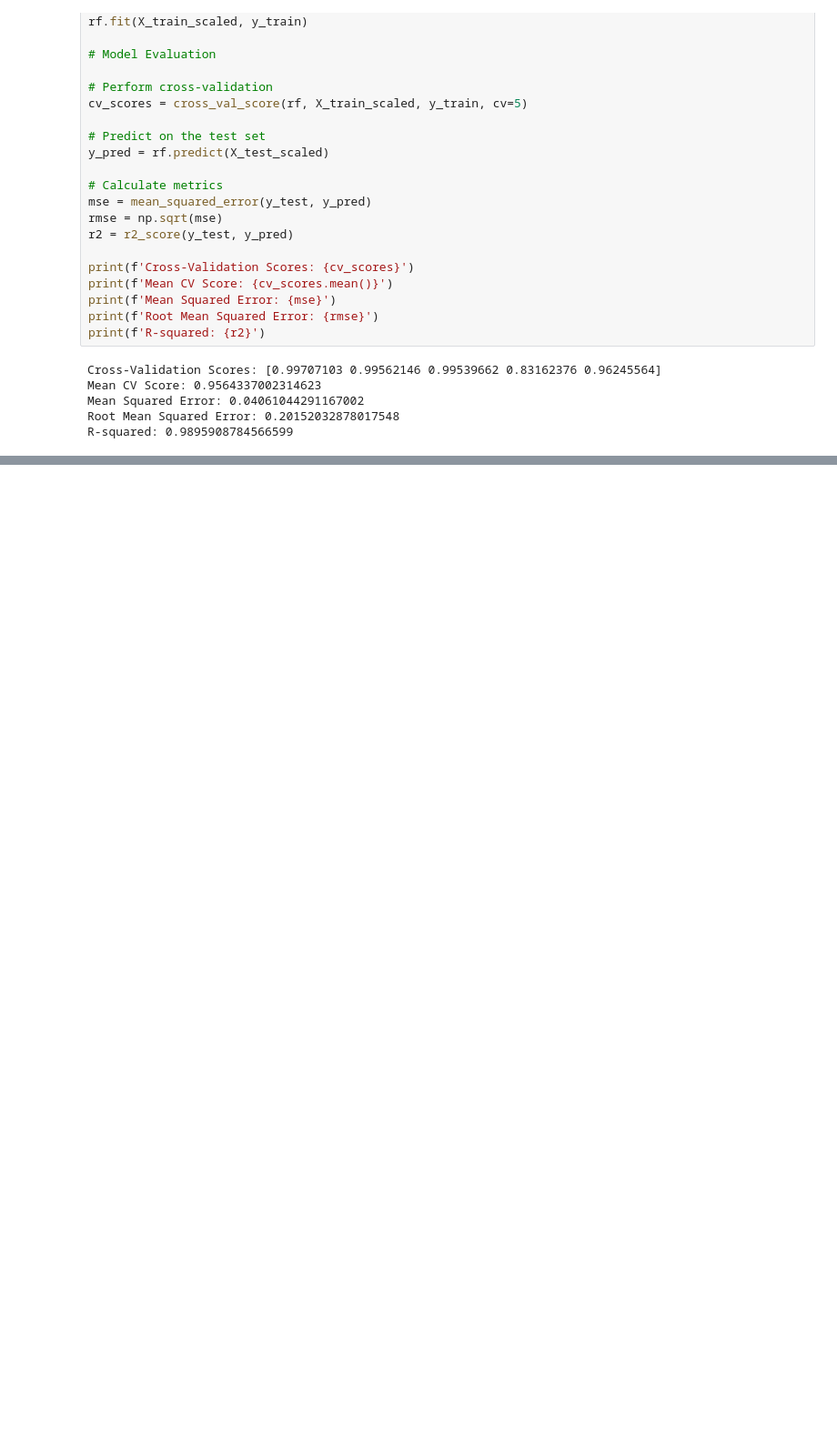
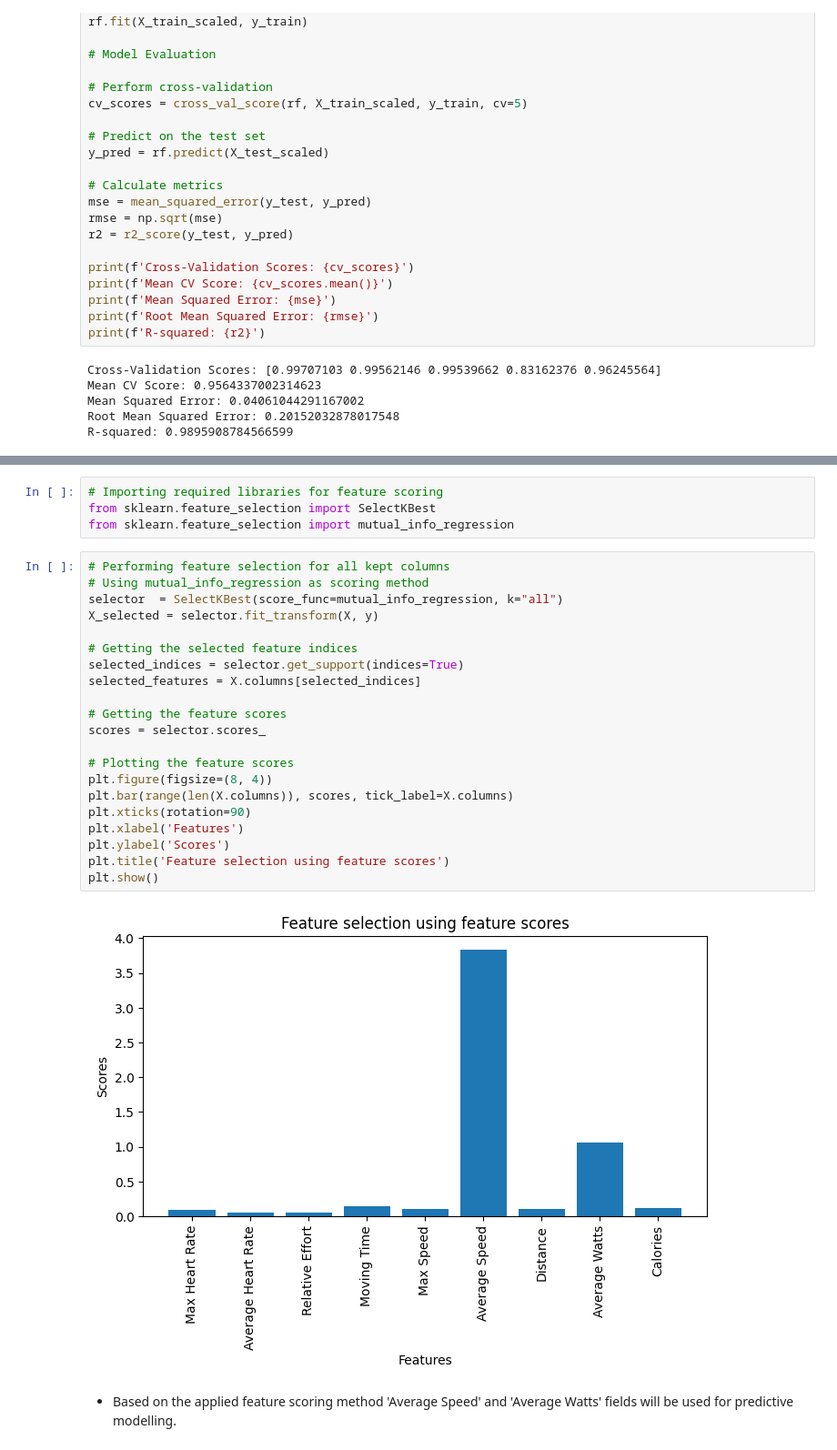
Before and after one commit to Redback-Operations/redback-fit-sports-performance, a Jupyter notebook: VO2max/VO2MAX.ipynb, the cells around one changed output, grey strips where cells are left out. Shown: that part at 91% size. Drawn from its saved outputs; the diff is of its cells as text; blank space fills up the shorter version.

```diff
--- a/VO2max/VO2MAX.ipynb
+++ b/VO2max/VO2MAX.ipynb
@@ -447,0 +450,29 @@ plt.show()
+# %%
+# Importing required libraries for feature scoring
+from sklearn.feature_selection import SelectKBest
+from sklearn.feature_selection import mutual_info_regression
+# %%
+# Performing feature selection for all kept columns
+# Using mutual_info_regression as scoring method
+selector  = SelectKBest(score_func=mutual_info_regression, k="all")
+X_selected = selector.fit_transform(X, y)
+
+# Getting the selected feature indices
+selected_indices = selector.get_support(indices=True)
+selected_features = X.columns[selected_indices]
+
+# Getting the feature scores
+scores = selector.scores_
+
+# Plotting the feature scores
+plt.figure(figsize=(8, 4))
+plt.bar(range(len(X.columns)), scores, tick_label=X.columns)
+plt.xticks(rotation=90)
+plt.xlabel('Features')
+plt.ylabel('Scores')
+plt.title('Feature selection using feature scores')
+plt.show()
+# %% [output]
+[figure, added]
+# %% [markdown]
+- Based on the applied feature scoring method 'Average Speed' and 'Average Watts' fields will be used for predictive modelling.
```
Also changed, not shown: parts of 13 cells of this notebook.
